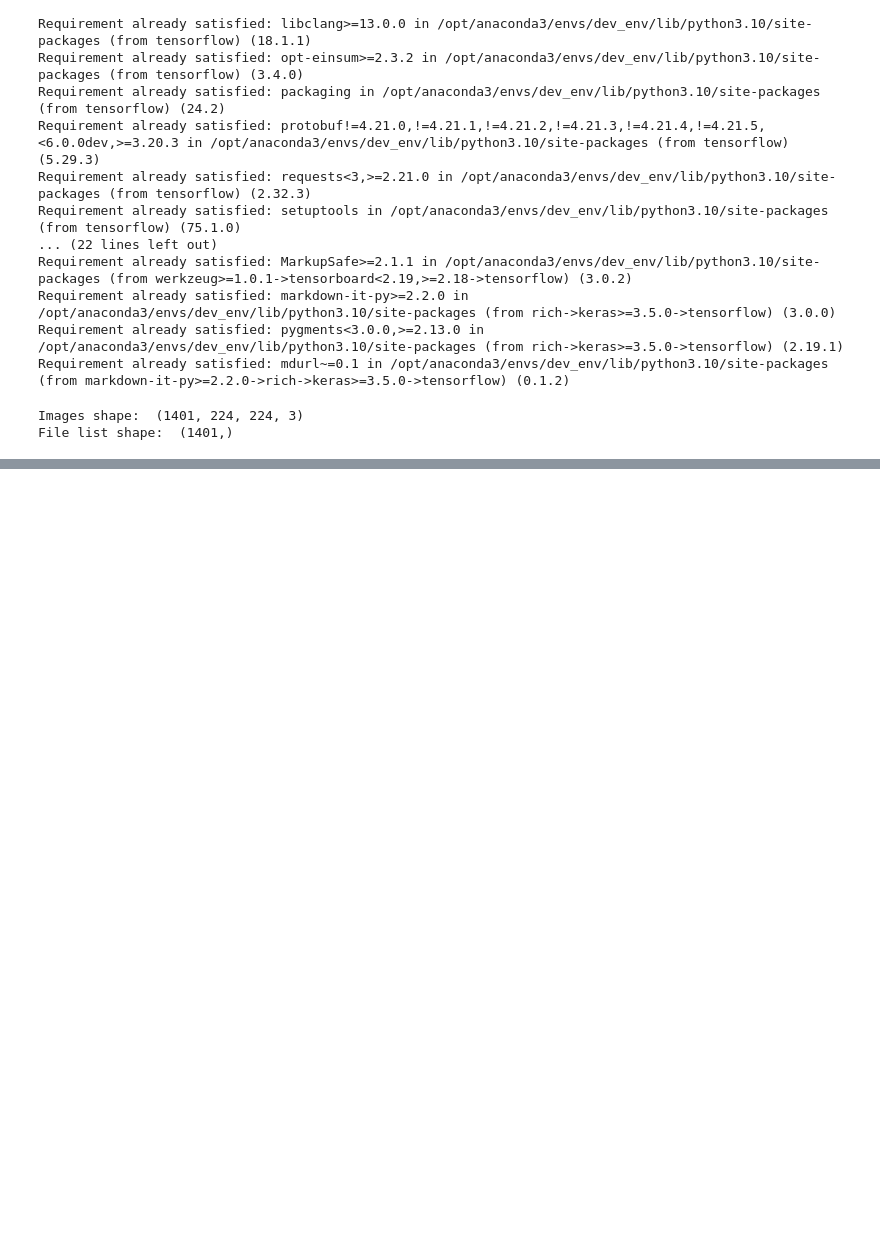
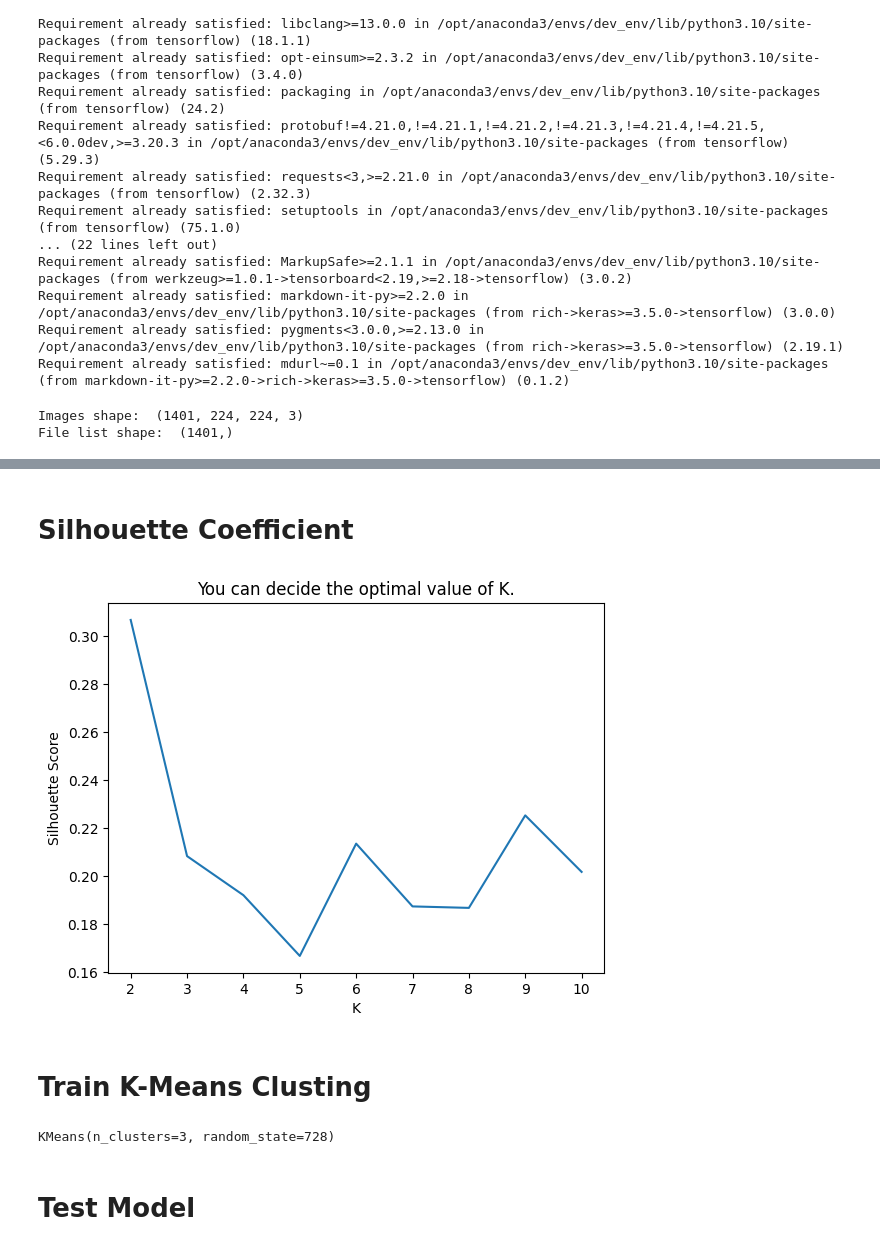
Before and after one commit to NikkiAung/ML-In-Prod, a Jupyter notebook: 4_MachineLearning/2_K_means_clustering/k_means_Image_Clustering.ipynb, the cells around one changed output, grey strips where cells are left out. Cells and saved outputs as stored; diff of their text form; code cells hidden in the pictures; blank space fills up the shorter version.

```diff
--- a/4_MachineLearning/2_K_means_clustering/k_means_Image_Clustering.ipynb
+++ b/4_MachineLearning/2_K_means_clustering/k_means_Image_Clustering.ipynb
@@ -67,2 +65,33 @@ Downloading data from https://storage.googleapis.com/tensorflow/keras-applicatio
 44/44 ━━━━━━━━━━━━━━━━━━━━ 5s 109ms/step
 Features shape (1401, 62720)
+# %% [markdown]
+# Silhouette Coefficient
+# %%
+sil = []
+kl = []
+kmax = 10
+
+for k in range(2, kmax+1):
+    kmeans2 = KMeans(n_clusters=k).fit(features)
+    labels = kmeans2.labels_
+    sil.append(silhouette_score(features, labels, metric='euclidean'))
+    kl.append(k)
+
+plt.plot(kl, sil)
+plt.ylabel('Silhouette Score')
+plt.xlabel('K')
+plt.title("You can decide the optimal value of K.")
+plt.show()
+# %% [output]
+[figure, added]
+# %% [markdown]
+# Train K-Means Clusting
+# %%
+# Train K-Means Clustering
+k = 3
+kmodel = KMeans(n_clusters=k, random_state=728)
+kmodel.fit(features)
+# %% [output]
+KMeans(n_clusters=3, random_state=728)
+# %% [markdown]
+# Test Model
```
Also changed, not shown: parts of 10 cells of this notebook, 24 other files.
